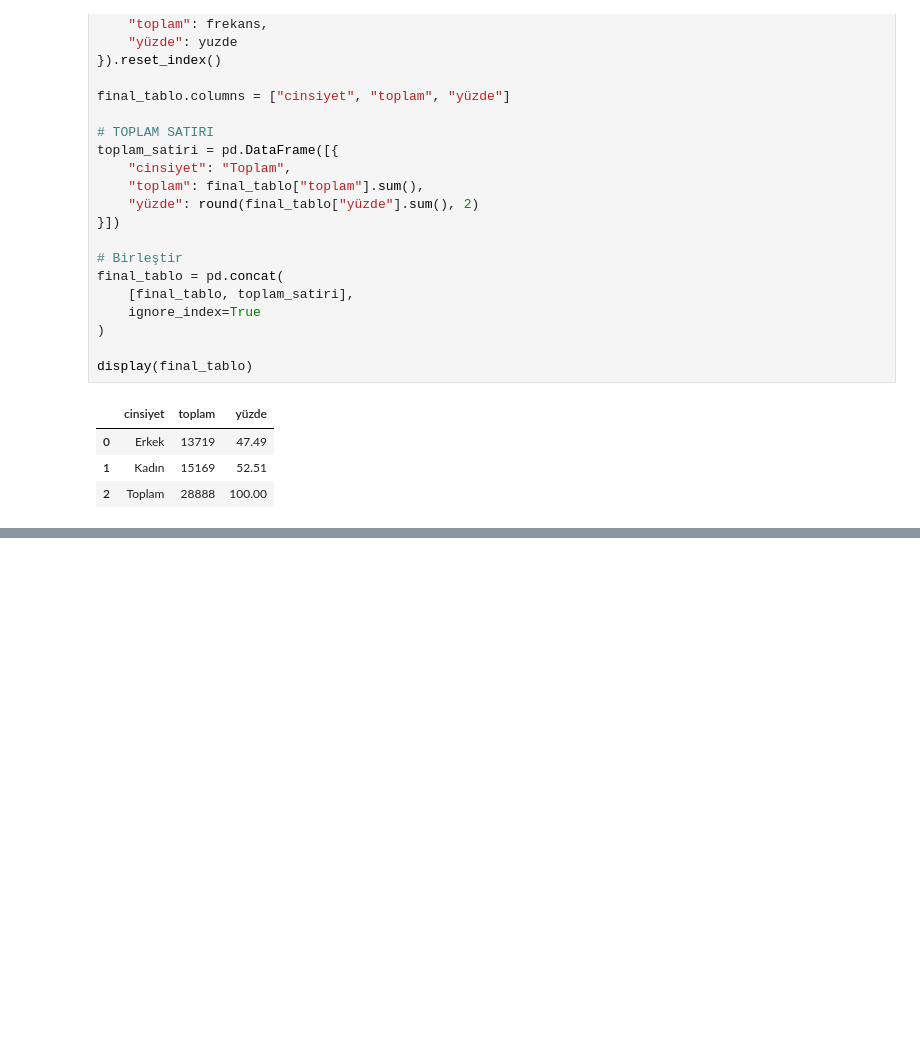
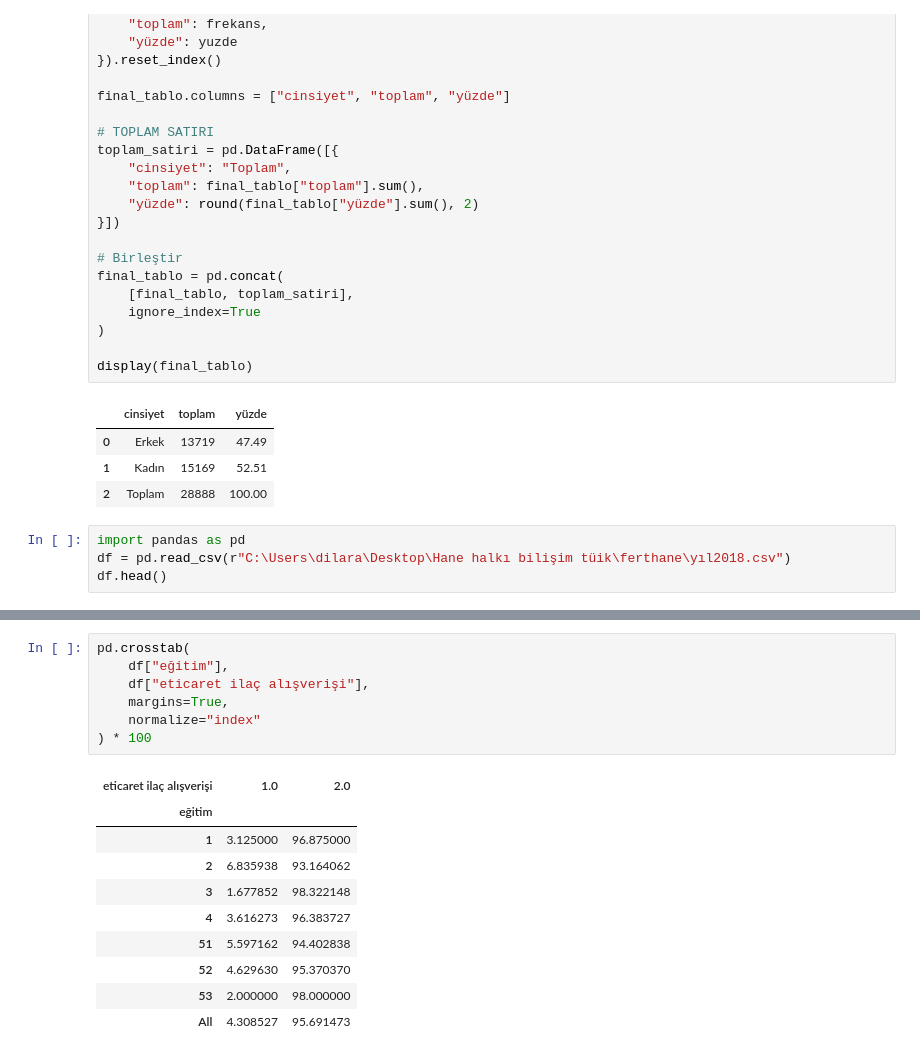
Before and after one commit to dilarasenay/hanehalki-bilisim-teknolojileri-tuik, a Jupyter notebook: 2018yilihane.ipynb, the cells around one changed output, grey strips where cells are left out. Cells and saved outputs as stored; diff of their text form; blank space fills up the shorter version.

```diff
--- a/2018yilihane.ipynb
+++ b/2018yilihane.ipynb
@@ -1690,3 +1690,7 @@ display(final_tablo)
 | 0 | Erkek | 13719 | 47.49 |
 | 1 | Kadın | 15169 | 52.51 |
 | 2 | Toplam | 28888 | 100.00 |
+# %%
+import pandas as pd
+df = pd.read_csv(r"C:\Users\dilara\Desktop\Hane halkı bilişim tüik\ferthane\yıl2018.csv")
+df.head()
@@ -1692,0 +2457,18 @@ display(final_tablo)
+# %%
+pd.crosstab(
+    df["eğitim"],
+    df["eticaret ilaç alışverişi"],
+    margins=True,
+    normalize="index"
+) * 100
+# %% [output]
+| eticaret ilaç alışverişi | 1.0 | 2.0 |
+| eğitim |  |  |
+| 1 | 3.125000 | 96.875000 |
+| 2 | 6.835938 | 93.164062 |
+| 3 | 1.677852 | 98.322148 |
+| 4 | 3.616273 | 96.383727 |
+| 51 | 5.597162 | 94.402838 |
+| 52 | 4.629630 | 95.370370 |
+| 53 | 2.000000 | 98.000000 |
+| All | 4.308527 | 95.691473 |
```
Also changed, not shown: parts of 15 cells of this notebook, 11 other files.
